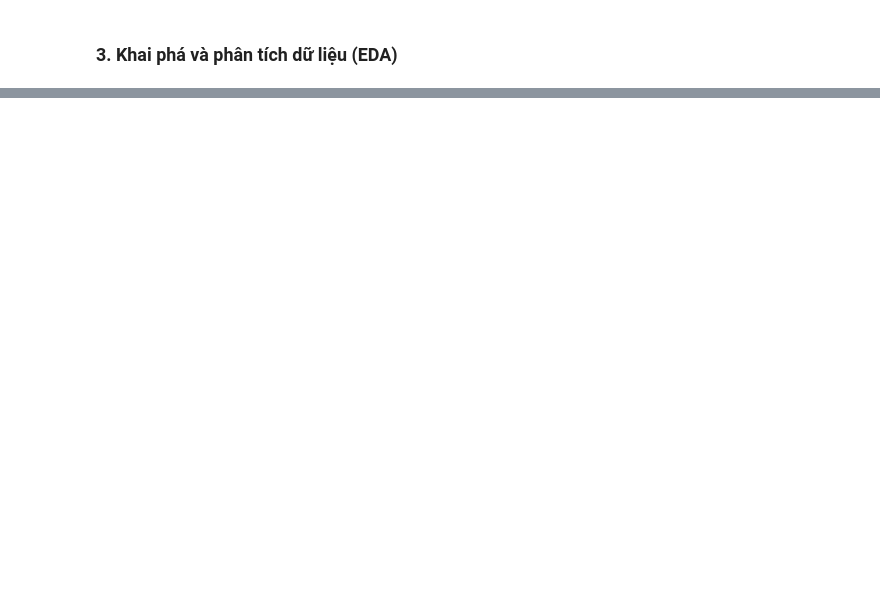
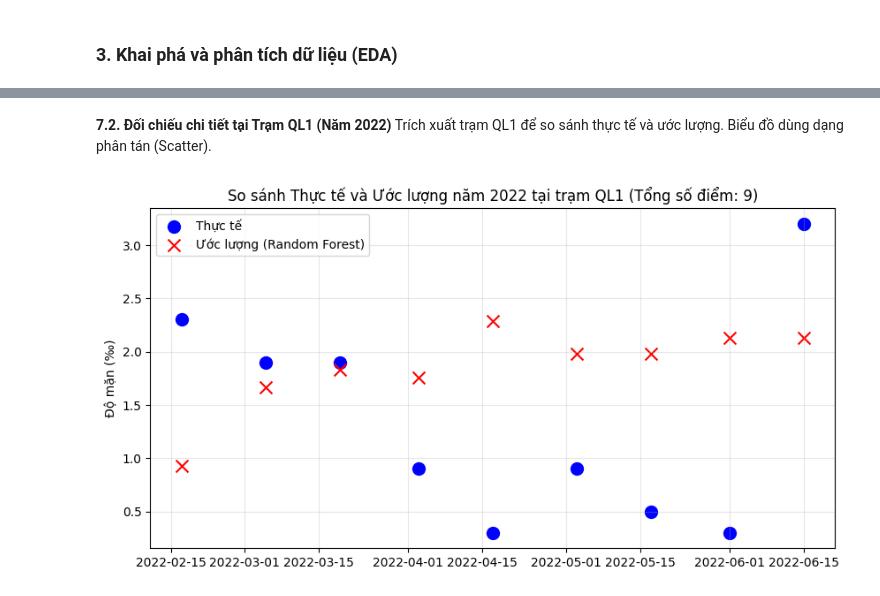
Before and after one commit to HideoTakayan/PTDL-Python, a Jupyter notebook: notebooks/BTL.ipynb, the cells around one changed output, grey strips where cells are left out. Drawn from its saved outputs; the diff is of its cells as text; code cells hidden in the pictures; blank space fills up the shorter version.

```diff
--- a/notebooks/BTL.ipynb
+++ b/notebooks/BTL.ipynb
@@ -223,0 +85,13 @@ else:
+# %%
+features = ['longitude', 'latitude', 'Month', 'WaterLevel_Mean']
+target = 'Salinity'
+
+df_clean['Year'] = df_clean['Date'].dt.year
+train_df = df_clean[df_clean['Year'] < 2022]
+test_df = df_clean[df_clean['Year'] == 2022]
+
+X_train, y_train = train_df[features], train_df[target]
+X_test, y_test = test_df[features], test_df[target]
+
+print(f'Kích thước tập Train: {len(X_train)}')
+print(f'Kích thước tập Test: {len(X_test)}')
@@ -223,0 +153,19 @@ else:
+# %% [markdown]
+**7.2. Đối chiếu chi tiết tại Trạm QL1 (Năm 2022)**
+Trích xuất trạm QL1 để so sánh thực tế và ước lượng. Biểu đồ dùng dạng phân tán (Scatter).
+# %%
+tram_test = 'QL1'
+df_tram = test_df[test_df['Kyhieu'] == tram_test].copy()
+if not df_tram.empty:
+    df_tram['UocLuong'] = np.clip(np.expm1(model_rf.predict(df_tram[features])), 0, None)
+
+    plt.figure(figsize=(10, 5))
+    plt.scatter(df_tram['Date'], df_tram['Salinity'], c='blue', s=100, label='Thực tế')
+    plt.scatter(df_tram['Date'], df_tram['UocLuong'], c='red', marker='x', s=100, label='Ước lượng (Random Forest)')
+    plt.title(f'So sánh Thực tế và Ước lượng năm 2022 tại trạm {tram_test} (Tổng số điểm: {len(df_tram)})')
+    plt.ylabel('Độ mặn (‰)')
+    plt.legend()
+    plt.grid(alpha=0.3)
+    plt.show()
+# %% [output]
+[figure, added]
```
Also changed, not shown: parts of 22 cells of this notebook, 1 other file.
